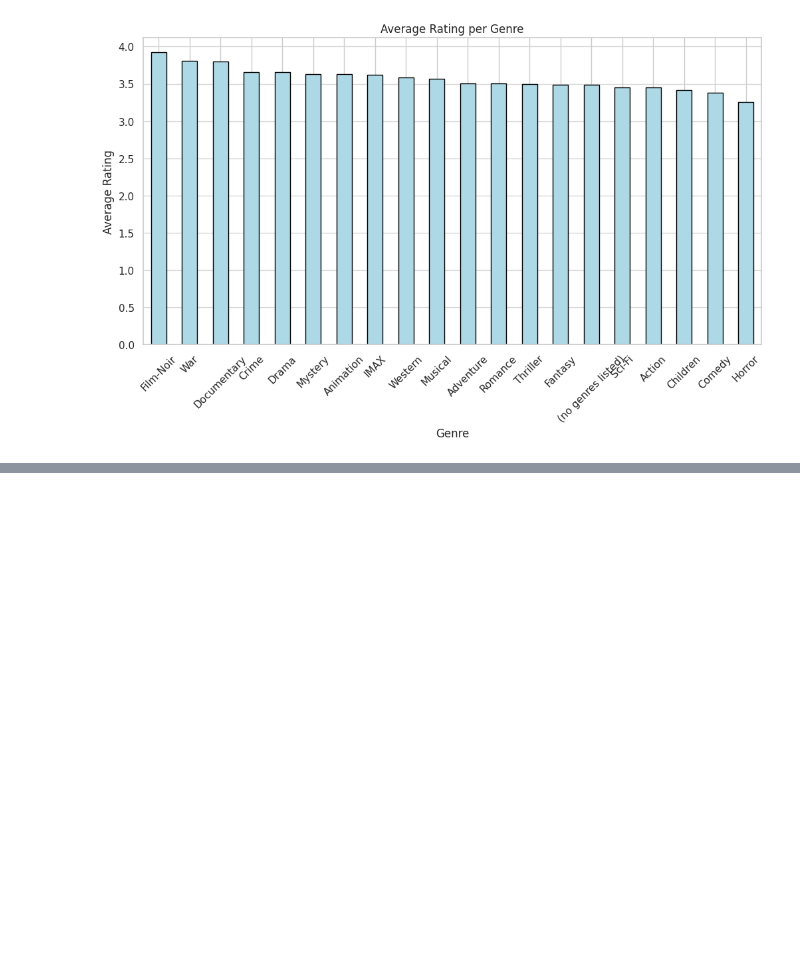
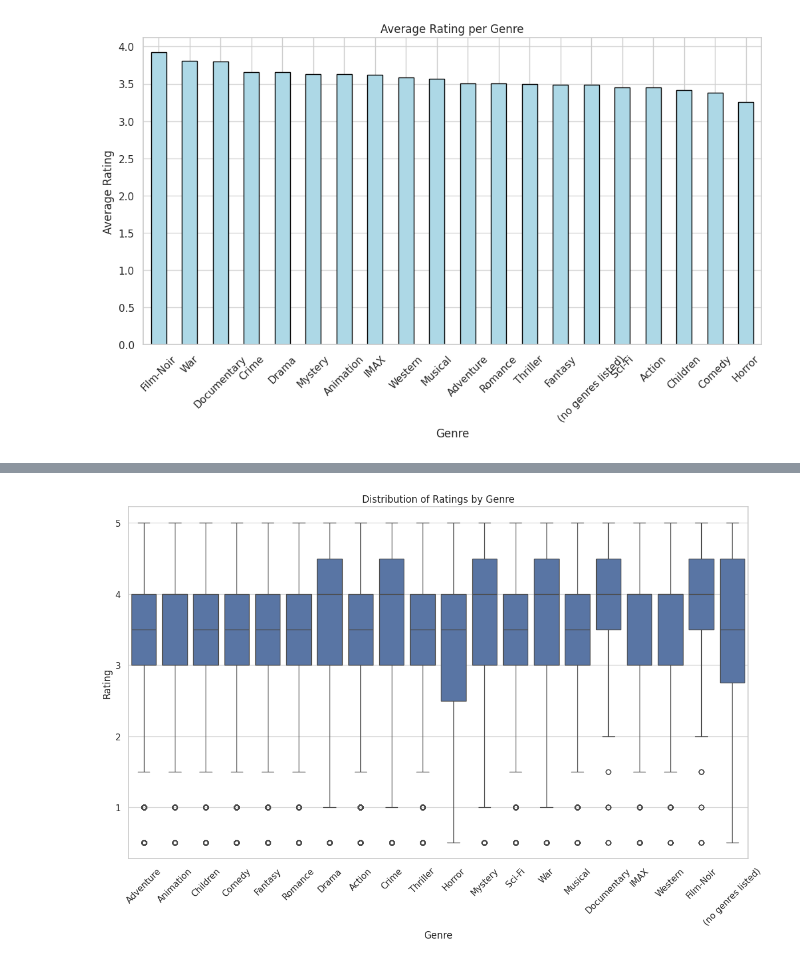
Before and after one commit to aliasgharmirhshai/Movie-recommendation-system, a Jupyter notebook: notebooks/EDA.ipynb, the cells around one changed output, grey strips where cells are left out. Drawn from its saved outputs; the diff is of its cells as text; code cells hidden in the pictures; blank space fills up the shorter version.

```diff
--- a/notebooks/EDA.ipynb
+++ b/notebooks/EDA.ipynb
@@ -396,0 +399,18 @@ plt.show()
+# %%
+# First, split the genres and explode the DataFrame to have one genre per row
+exploded_genres = movies.assign(genres=movies['genres'].str.split('|')).explode('genres')
+
+# Merge with ratings to get the ratings for each genre
+ratings_by_genre = exploded_genres.merge(ratings[['movieId', 'rating']], on='movieId')
+
+# Create a box plot to compare the spread of ratings across different genres
+plt.figure(figsize=(14, 8))
+sns.boxplot(x='genres', y='rating', data=ratings_by_genre)
+plt.title('Distribution of Ratings by Genre')
+plt.xlabel('Genre')
+plt.ylabel('Rating')
+plt.xticks(rotation=45)
+plt.grid(axis='y', alpha=0.75)
+plt.show()
+# %% [output]
+[figure, added]
```
Also changed, not shown: parts of 2 cells of this notebook, 1 other file.
